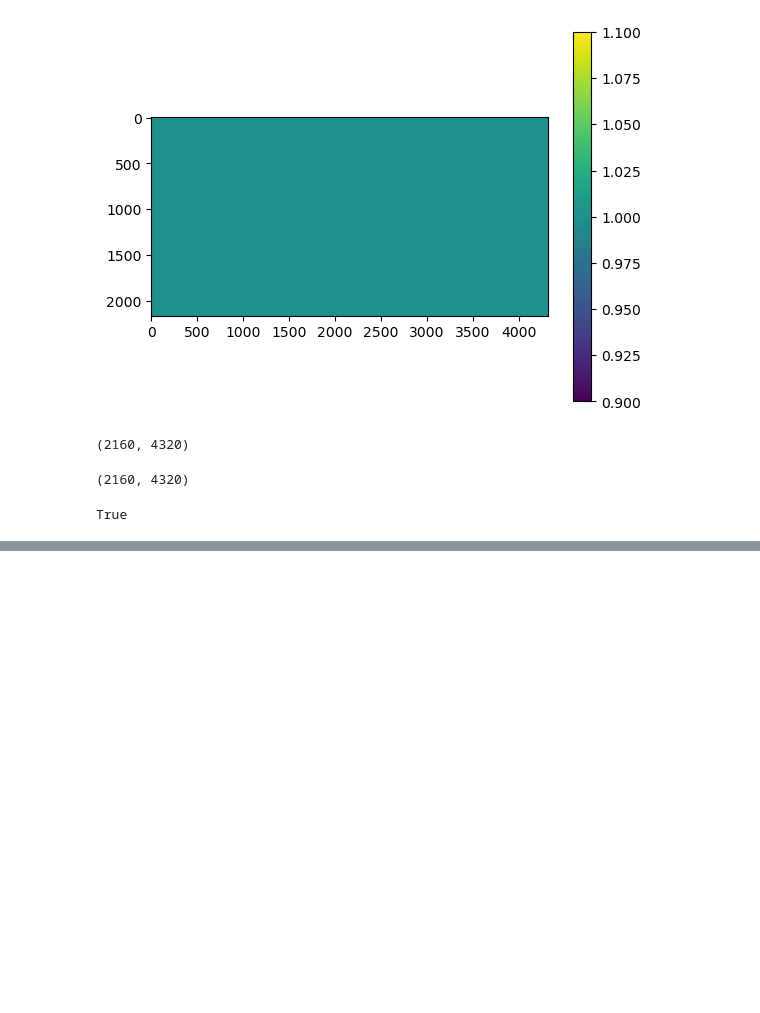
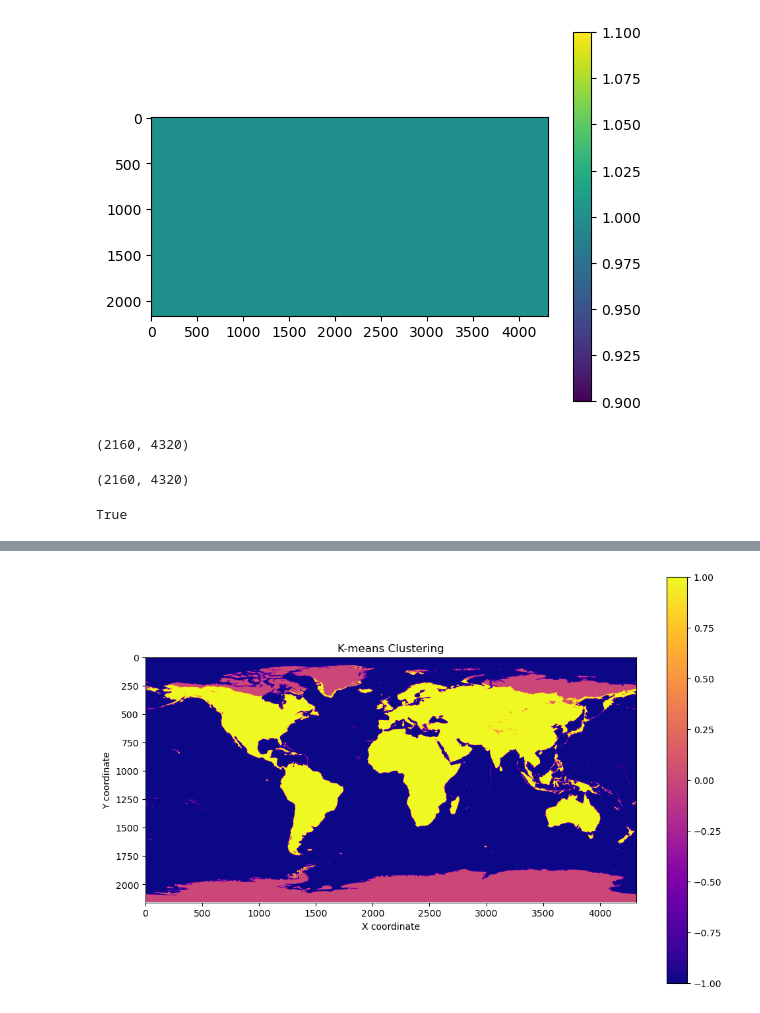
Before and after one commit to deekenyah1/final_year_worldclim, a Jupyter notebook: RASTERIO PROJECT.ipynb, the cells around one changed output, grey strips where cells are left out. Saved outputs shown, nothing was run; the diff lists cells and outputs as text; code cells hidden in the pictures; blank space fills up the shorter version.

```diff
--- a/RASTERIO PROJECT.ipynb
+++ b/RASTERIO PROJECT.ipynb
@@ -310,0 +332,28 @@ data1a.shape
+# %%
+import numpy as np
+import rasterio
+from sklearn.cluster import KMeans
+import matplotlib.pyplot as plt
+
+
+data = dataset1a.read(1)
+nodata = dataset1a.nodata
+
+coords = np.column_stack(np.nonzero(data != nodata))
+values = data[data != nodata].reshape(-1, 1)  # Reshape for K-means
+
+kmeans = KMeans(n_clusters=2).fit(values)
+labels = kmeans.labels_
+
+output = np.full(data.shape, -1)
+output[data != nodata] = labels
+
+plt.figure(figsize=(12, 8))
+plt.imshow(output, cmap='plasma')
+plt.colorbar()
+plt.title('K-means Clustering')
+plt.xlabel('X coordinate')
+plt.ylabel('Y coordinate')
+plt.show()
+# %% [output]
+[figure, added]
```
Also changed, not shown: parts of 33 cells of this notebook, 1 other file.
